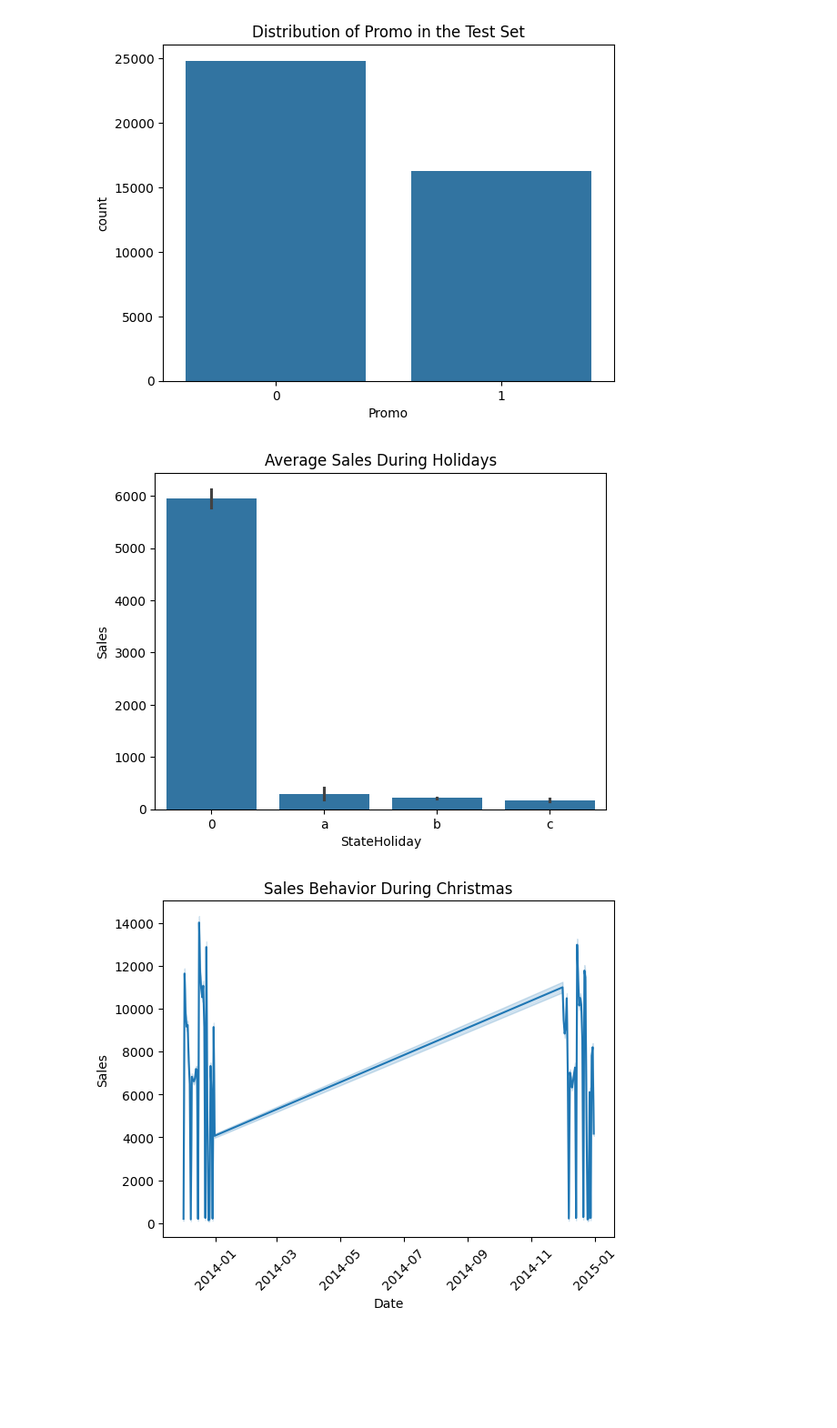
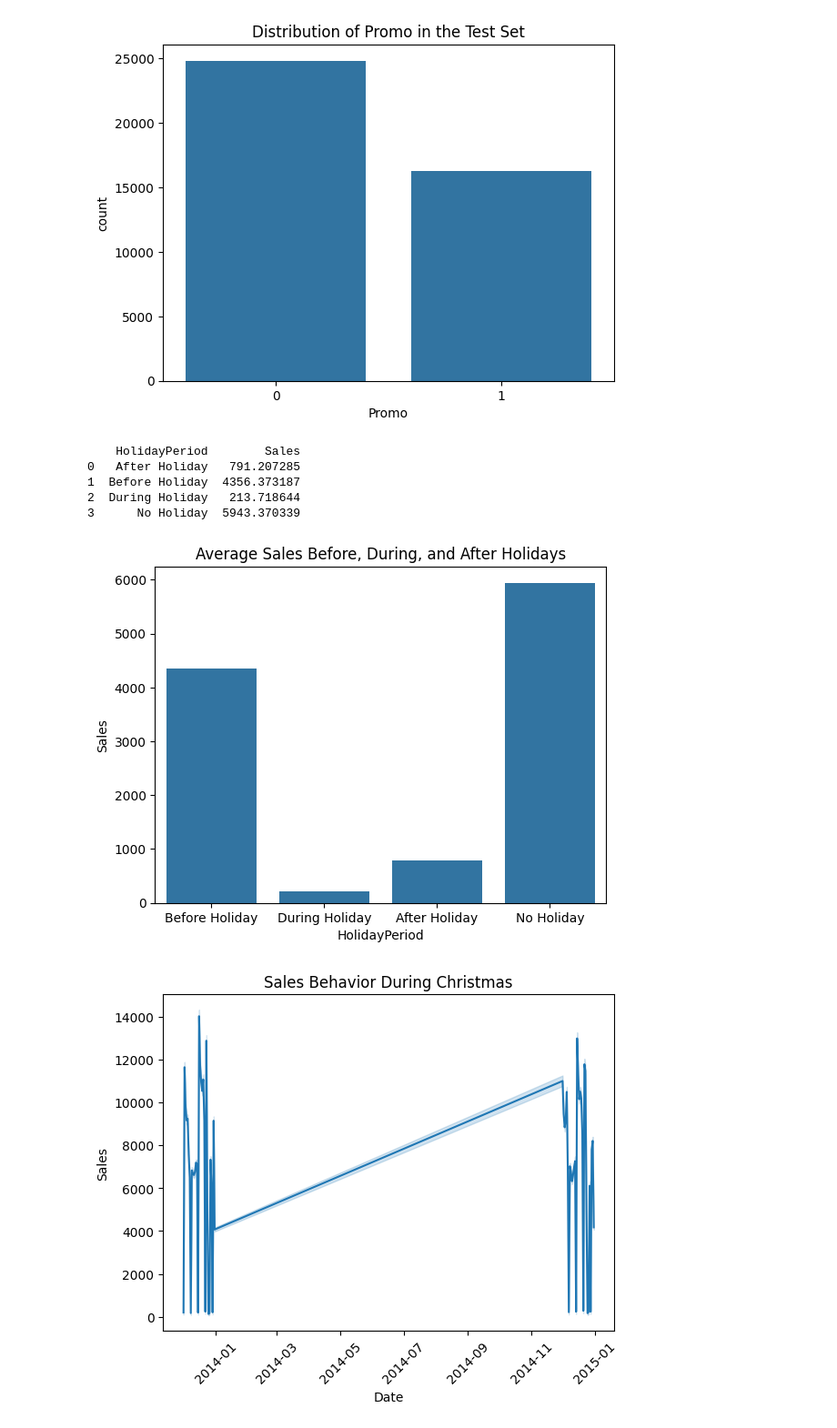
Before and after one commit to mareye132/Rossmann_Pharmaceuticals, a Jupyter notebook: notebooks/Rossman_Exploration.ipynb, the cells around one changed output. Shown at 91% size. Cells and saved outputs as stored; diff of their text form; code cells hidden in the pictures; blank space fills up the shorter version.

Commit message:
updating sales before, during and after holidys

```diff
--- a/notebooks/Rossman_Exploration.ipynb
+++ b/notebooks/Rossman_Exploration.ipynb
@@ -83,15 +83,41 @@ logging.info('Analyzed and compared promo distribution in training and test sets
 # %% [output]
 [figure]
 [figure]
-# %%
-holiday_sales = merged_df.groupby(['StateHoliday', 'Date'])['Sales'].mean().reset_index()
-sns.barplot(x='StateHoliday', y='Sales', data=holiday_sales)
-plt.title('Average Sales During Holidays')
-plt.show()
-
-logging.info('Analyzed sales behavior around holidays')
-# %% [output]
-[figure, removed]
+# %%
+# Map 'StateHoliday' to standard values: 0 for No Holiday, 1 for Holiday
+merged_df['StateHoliday'] = merged_df['StateHoliday'].replace({'0': 0, 'a': 1, 'b': 1, 'c': 1})
+
+# Set up default value for 'No Holiday'
+merged_df['HolidayPeriod'] = 'No Holiday'
+
+# Mark "During Holiday" where 'StateHoliday' is 1
+merged_df.loc[merged_df['StateHoliday'] == 1, 'HolidayPeriod'] = 'During Holiday'
+
+# Mark "Before Holiday" (shift forward by 1 day)
+merged_df.loc[merged_df['StateHoliday'].shift(-1) == 1, 'HolidayPeriod'] = 'Before Holiday'
+
+# Mark "After Holiday" (shift backward by 1 day)
+merged_df.loc[merged_df['StateHoliday'].shift(1) == 1, 'HolidayPeriod'] = 'After Holiday'
+
+# Now let's group by 'HolidayPeriod' to find the average sales
+holiday_sales = merged_df.groupby('HolidayPeriod')['Sales'].mean().reset_index()
+
+# Check if the categories "Before Holiday", "During Holiday", "After Holiday", and "No Holiday" exist in the result
+print(holiday_sales)
+
+# Plot the bar chart to compare sales before, during, and after holidays
+sns.barplot(x='HolidayPeriod', y='Sales', data=holiday_sales, order=['Before Holiday', 'During Holiday', 'After Holiday', 'No Holiday'])
+plt.title('Average Sales Before, During, and After Holidays')
+plt.show()
+
+logging.info('Analyzed sales behavior before, during, and after holidays')
+# %% [output]
+    HolidayPeriod        Sales
+0   After Holiday   791.207285
+1  Before Holiday  4356.373187
+2  During Holiday   213.718644
+3      No Holiday  5943.370339
+[figure, added]
 # %%
 # Analyzing sales during specific holidays like Christmas and Easter
 merged_df['Date'] = pd.to_datetime(merged_df['Date'])
```
Also changed, not shown: parts of 1 cell of this notebook, 1 other file.
